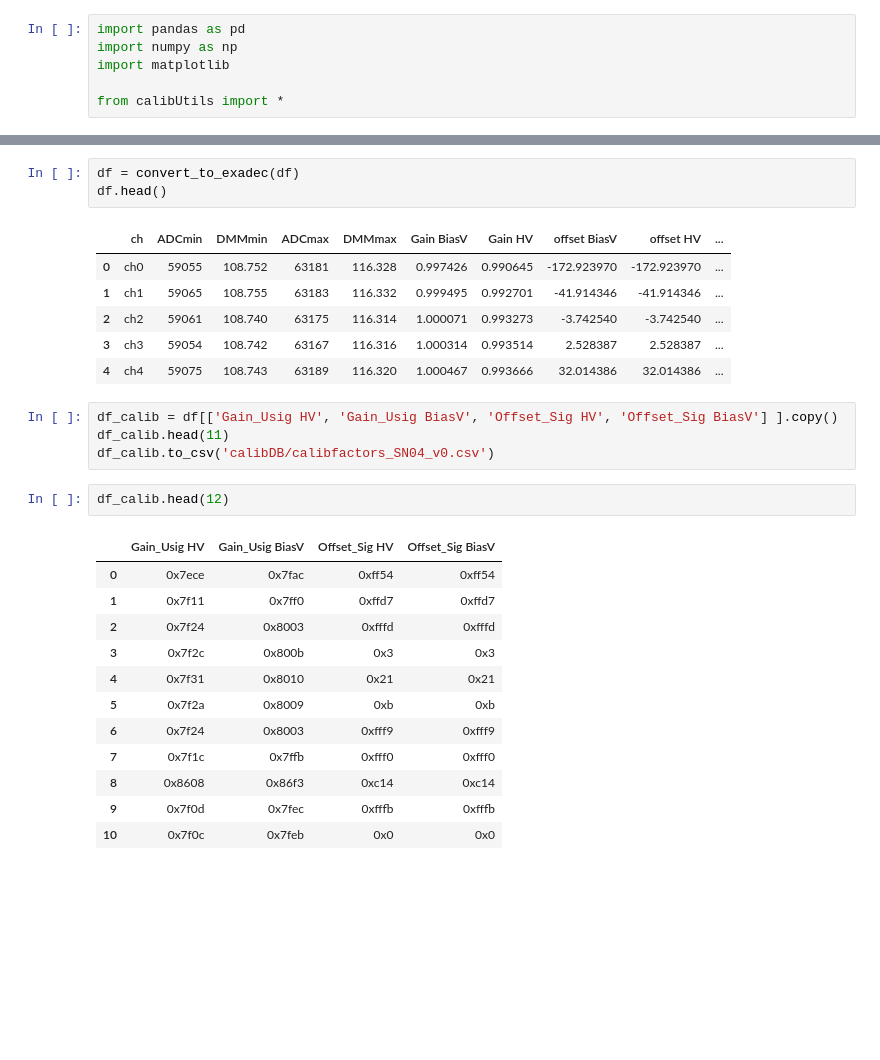
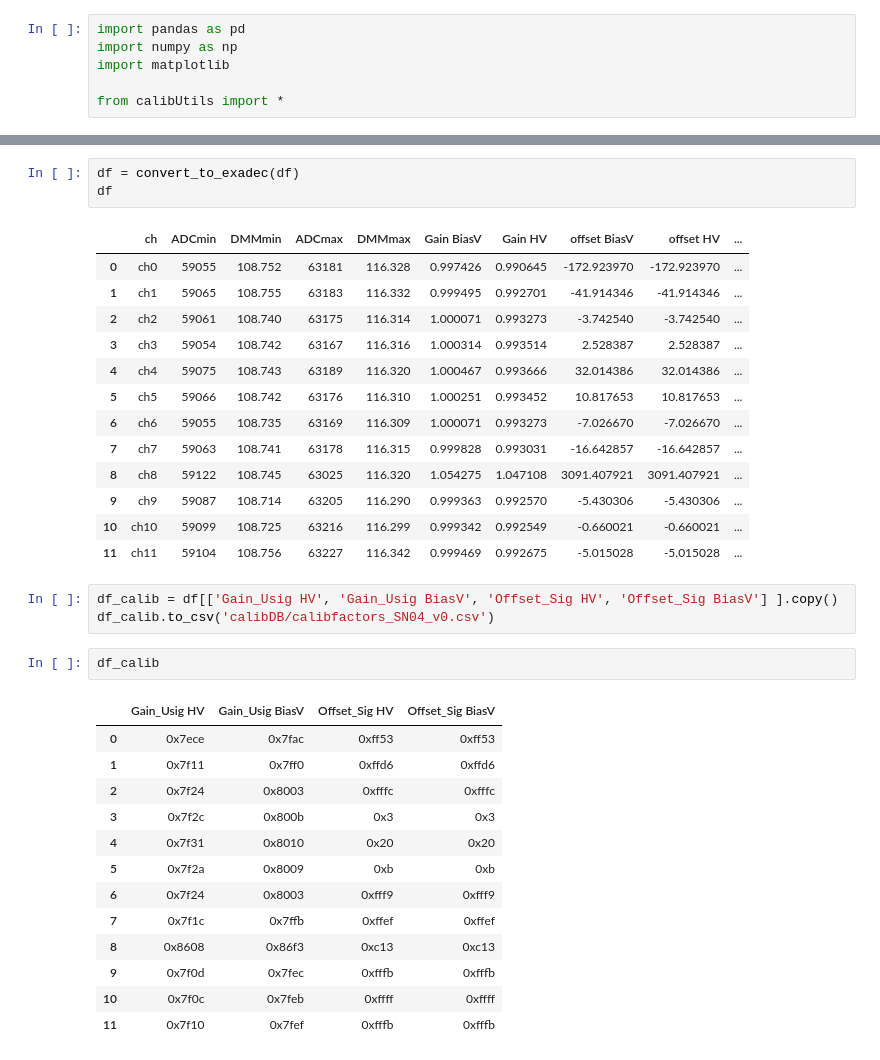
Before and after one commit to stbordoni/calib, a Jupyter notebook: ana_calib_SN04_testsfinal.ipynb, the cells around one changed output, grey strips where cells are left out. Drawn from its saved outputs; the diff is of its cells as text; blank space fills up the shorter version.

```diff
--- a/ana_calib_SN04_testsfinal.ipynb
+++ b/ana_calib_SN04_testsfinal.ipynb
@@ -78,29 +115,36 @@ df.head()
 # %%
 df = convert_to_exadec(df)
-df.head()
+df
 # %% [output]
 |  | ch | ADCmin | DMMmin | ADCmax | DMMmax | Gain BiasV | Gain HV | offset BiasV | offset HV | ... |
 | 0 | ch0 | 59055 | 108.752 | 63181 | 116.328 | 0.997426 | 0.990645 | -172.923970 | -172.923970 | ... |
 | 1 | ch1 | 59065 | 108.755 | 63183 | 116.332 | 0.999495 | 0.992701 | -41.914346 | -41.914346 | ... |
 | 2 | ch2 | 59061 | 108.740 | 63175 | 116.314 | 1.000071 | 0.993273 | -3.742540 | -3.742540 | ... |
 | 3 | ch3 | 59054 | 108.742 | 63167 | 116.316 | 1.000314 | 0.993514 | 2.528387 | 2.528387 | ... |
 | 4 | ch4 | 59075 | 108.743 | 63189 | 116.320 | 1.000467 | 0.993666 | 32.014386 | 32.014386 | ... |
+| 5 | ch5 | 59066 | 108.742 | 63176 | 116.310 | 1.000251 | 0.993452 | 10.817653 | 10.817653 | ... |
+| 6 | ch6 | 59055 | 108.735 | 63169 | 116.309 | 1.000071 | 0.993273 | -7.026670 | -7.026670 | ... |
+| 7 | ch7 | 59063 | 108.741 | 63178 | 116.315 | 0.999828 | 0.993031 | -16.642857 | -16.642857 | ... |
+| 8 | ch8 | 59122 | 108.745 | 63025 | 116.320 | 1.054275 | 1.047108 | 3091.407921 | 3091.407921 | ... |
+| 9 | ch9 | 59087 | 108.714 | 63205 | 116.290 | 0.999363 | 0.992570 | -5.430306 | -5.430306 | ... |
+| 10 | ch10 | 59099 | 108.725 | 63216 | 116.299 | 0.999342 | 0.992549 | -0.660021 | -0.660021 | ... |
+| 11 | ch11 | 59104 | 108.756 | 63227 | 116.342 | 0.999469 | 0.992675 | -5.015028 | -5.015028 | ... |
 # %%
 df_calib = df[['Gain_Usig HV', 'Gain_Usig BiasV', 'Offset_Sig HV', 'Offset_Sig BiasV'] ].copy()
-df_calib.head(11)
 df_calib.to_csv('calibDB/calibfactors_SN04_v0.csv')
 # %%
-df_calib.head(12)
+df_calib
 # %% [output]
 |  | Gain_Usig HV | Gain_Usig BiasV | Offset_Sig HV | Offset_Sig BiasV |
-| 0 | 0x7ece | 0x7fac | 0xff54 | 0xff54 |
-| 1 | 0x7f11 | 0x7ff0 | 0xffd7 | 0xffd7 |
-| 2 | 0x7f24 | 0x8003 | 0xfffd | 0xfffd |
+| 0 | 0x7ece | 0x7fac | 0xff53 | 0xff53 |
+| 1 | 0x7f11 | 0x7ff0 | 0xffd6 | 0xffd6 |
+| 2 | 0x7f24 | 0x8003 | 0xfffc | 0xfffc |
 | 3 | 0x7f2c | 0x800b | 0x3 | 0x3 |
-| 4 | 0x7f31 | 0x8010 | 0x21 | 0x21 |
+| 4 | 0x7f31 | 0x8010 | 0x20 | 0x20 |
 | 5 | 0x7f2a | 0x8009 | 0xb | 0xb |
 | 6 | 0x7f24 | 0x8003 | 0xfff9 | 0xfff9 |
-| 7 | 0x7f1c | 0x7ffb | 0xfff0 | 0xfff0 |
-| 8 | 0x8608 | 0x86f3 | 0xc14 | 0xc14 |
+| 7 | 0x7f1c | 0x7ffb | 0xffef | 0xffef |
+| 8 | 0x8608 | 0x86f3 | 0xc13 | 0xc13 |
 | 9 | 0x7f0d | 0x7fec | 0xfffb | 0xfffb |
-| 10 | 0x7f0c | 0x7feb | 0x0 | 0x0 |
+| 10 | 0x7f0c | 0x7feb | 0xffff | 0xffff |
+| 11 | 0x7f10 | 0x7fef | 0xfffb | 0xfffb |
```
Also changed, not shown: parts of 6 cells of this notebook, 2 other files.
